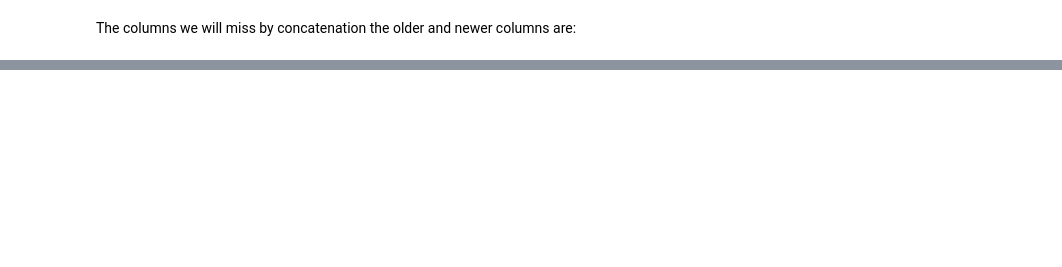
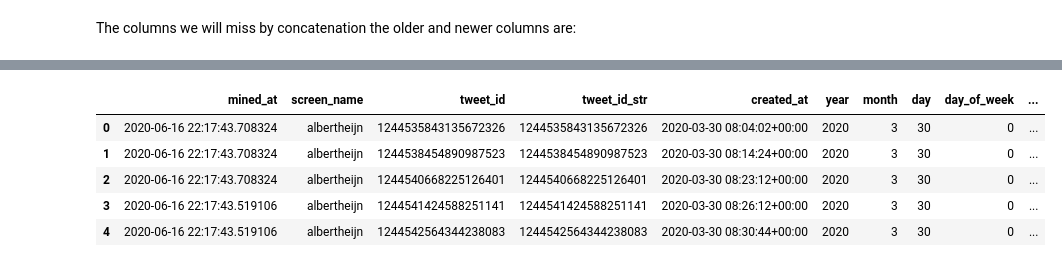
Before and after one commit to dpbac/twitter_analysis_online_grocery_NL, a Jupyter notebook: notebooks/02-Preparing Twitter data for analysis.ipynb, the cells around one changed output, grey strips where cells are left out. Saved outputs shown, nothing was run; the diff lists cells and outputs as text; code cells hidden in the pictures; blank space fills up the shorter version.

```diff
--- a/notebooks/02-Preparing Twitter data for analysis.ipynb
+++ b/notebooks/02-Preparing Twitter data for analysis.ipynb
@@ -150,0 +429,2 @@ min(df_AH_2020_06_22['created_at'])
+# %%
+df_AH_2020_06_16['language'][df_AH_2020_06_16['language']=='af']='nl'
@@ -150,0 +485,2 @@ min(df_AH_2020_06_22['created_at'])
+# %%
+df_AH_2020_06_16['language'] = 'nl'
@@ -151,3 +491,3 @@ min(df_AH_2020_06_22['created_at'])
 # %%
 # concatenate dataframes
-df_AH_concat = pd.concat([df_AH_2020_06_16,df_AH_2020_06_22[common_columns]])
+df_AH_concat = pd.concat([df_AH_2020_06_16,df_AH_2020_06_22])
@@ -155,14 +523,4 @@ df_AH_concat = pd.concat([df_AH_2020_06_16,df_AH_2020_06_22[common_columns]])
 # eliminate duplicates based on create_at and text, keep will be setted to 'last' since we know that in the older
 # data language will be nan and it is better to keep data that is not nan
 
-df_AH_concat = df_AH_concat.loc[df_AH_concat.astype(str).drop_duplicates(subset=['created_at','tweet_id','text']).index]
-
-# sorting by 'created_at'
-df_AH_concat.sort_values(by='created_at',inplace = True)
-
-# reset index
-df_AH_concat.reset_index(drop = True, inplace = True)
-
-# save in csv
-
-df_AH_concat.to_csv("../data/processed/AH_concat_16_and_22_June_"+TodaysDate+".csv", index = False)
+df_AH_concat.drop_duplicates(subset=['text'], inplace = True, keep = 'last')
@@ -168,0 +557,9 @@ df_AH_concat.to_csv("../data/processed/AH_concat_16_and_22_June_"+TodaysDate+".c
+# %%
+df_AH_concat.head()
+# %% [output]
+|  | mined_at | screen_name | tweet_id | tweet_id_str | created_at | year | month | day | day_of_week | ... |
+| 0 | 2020-06-16 22:17:43.708324 | albertheijn | 1244535843135672326 | 1244535843135672326 | 2020-03-30 08:04:02+00:00 | 2020 | 3 | 30 | 0 | ... |
+| 1 | 2020-06-16 22:17:43.708324 | albertheijn | 1244538454890987523 | 1244538454890987523 | 2020-03-30 08:14:24+00:00 | 2020 | 3 | 30 | 0 | ... |
+| 2 | 2020-06-16 22:17:43.708324 | albertheijn | 1244540668225126401 | 1244540668225126401 | 2020-03-30 08:23:12+00:00 | 2020 | 3 | 30 | 0 | ... |
+| 3 | 2020-06-16 22:17:43.519106 | albertheijn | 1244541424588251141 | 1244541424588251141 | 2020-03-30 08:26:12+00:00 | 2020 | 3 | 30 | 0 | ... |
+| 4 | 2020-06-16 22:17:43.519106 | albertheijn | 1244542564344238083 | 1244542564344238083 | 2020-03-30 08:30:44+00:00 | 2020 | 3 | 30 | 0 | ... |
```
Also changed, not shown: parts of 72 cells of this notebook, 2 other files.
